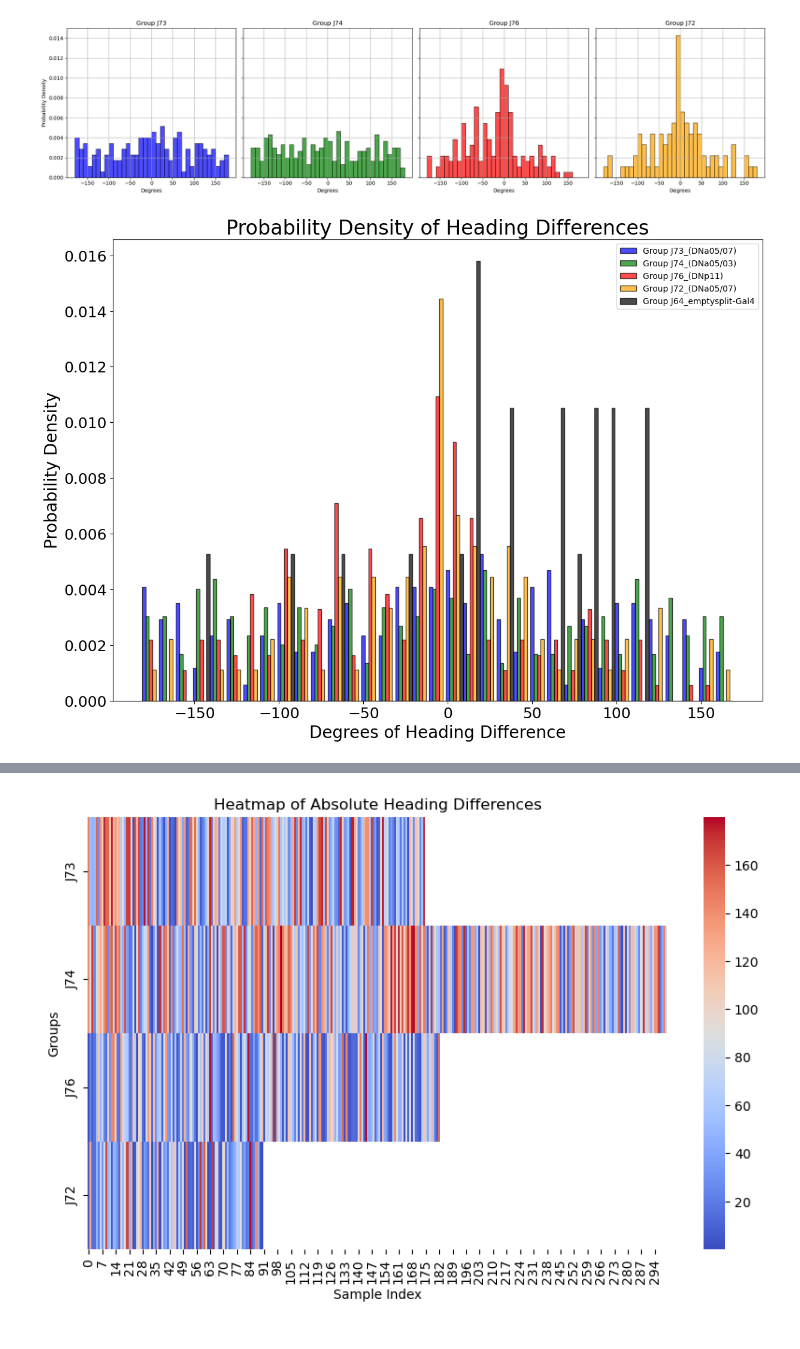
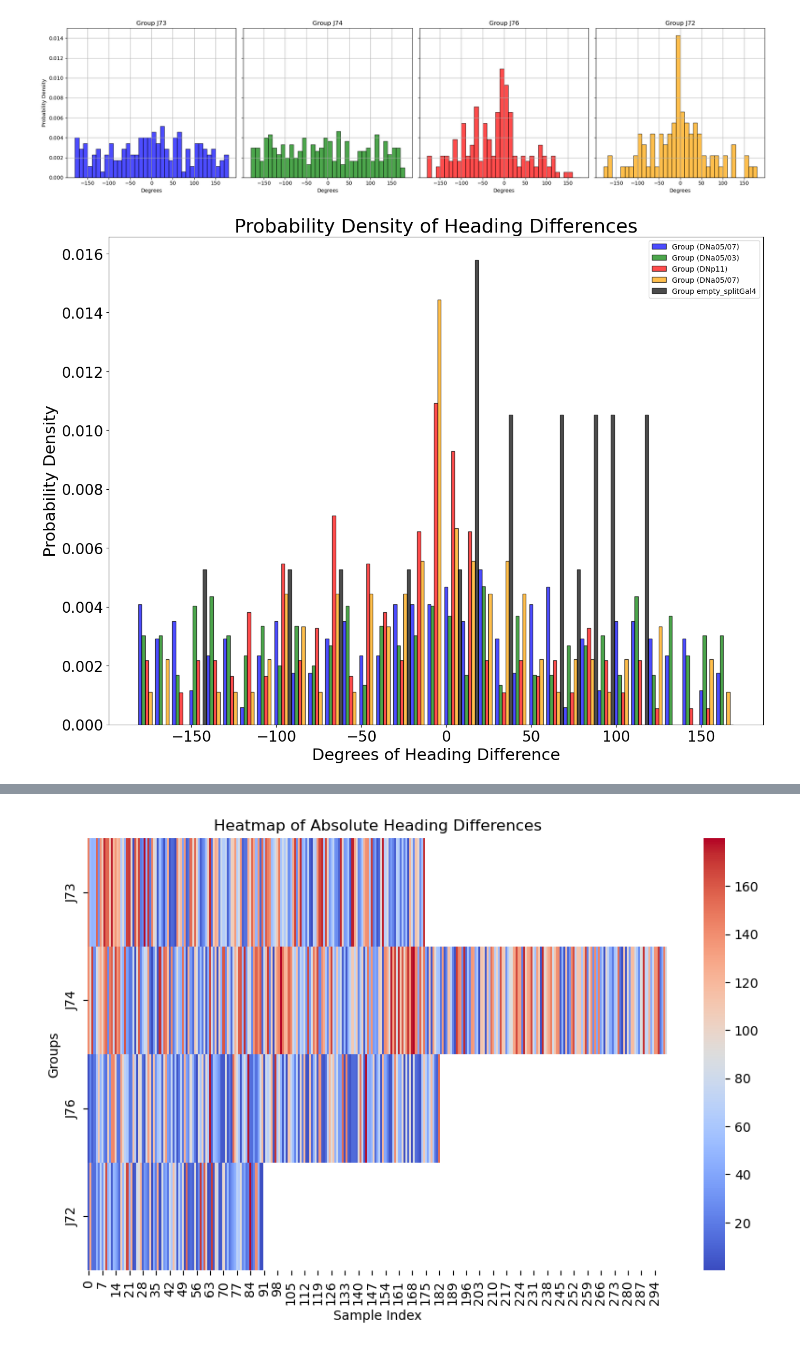
Before and after one commit to Shivammm123/FlyFlightBehavior, a Jupyter notebook: Free Flight Analysis Flies/Complete Analysis.ipynb, the cells around one changed output, grey strips where cells are left out. Cells and saved outputs as stored; diff of their text form; code cells hidden in the pictures.

```diff
--- a/Free Flight Analysis Flies/Complete Analysis.ipynb
+++ b/Free Flight Analysis Flies/Complete Analysis.ipynb
@@ -969,7 +1038,7 @@ plt.show()
 
 # Group the data together for easy iteration
 heading_diffs_groups = [heading_diffs_J73, heading_diffs_J74, heading_diffs_J76, heading_diffs_J72, heading_diffs7]
-group_names = ['J73_(DNa05/07)', 'J74_(DNa05/03)', 'J76_(DNp11)', 'J72_(DNa05/07)', 'J64_emptysplit-Gal4']
+group_names = ['(DNa05/07)', '(DNa05/03)', '(DNp11)', '(DNa05/07)', 'empty_splitGal4']
 colors = ['blue', 'green', 'red', 'orange', 'black']  # Define colors for each group
 
 
@@ -978,7 +1047,7 @@ for group, name, color in zip(heading_diffs_groups, group_names, colors):
     ax.plot(group, color=color, label= 'Experiment Index')  # Add label for the legend
 
 # Create a single figure
-plt.figure(figsize=(14, 10))
+plt.figure(figsize=(16, 12))
 
 bins = np.arange(-180, 180, 10)  # Bins from -180 to 180 degrees with a width of 10 degrees
 bin_width = 10  # Width for each bar
@@ -987,40 +1056,42 @@ bin_width = 10  # Width for each bar
 n_groups = len(heading_diffs_groups)
 
 # Create the plot with bars shifted slightly to the side for each group
 for i, (heading_diffs, name, color) in enumerate(zip(heading_diffs_groups, group_names, colors)):
     # Calculate the histogram and normalize to get the probability density
     hist, bin_edges = np.histogram(heading_diffs, bins=bins, density=True)
 
     # Calculate the bin centers
     bin_centers = (bin_edges[:-1] + bin_edges[1:]) / 2
 
     # Shift the bars slightly based on the group index 'i'
     offset = (i - n_groups/2) * bin_width / n_groups  # Shift to the left or right depending on index
     plt.bar(bin_centers + offset, hist, width=bin_width/n_groups, edgecolor='black', alpha=0.7, color=color, label=f'Group {name}')
 
 # Set the plot labels and title
-plt.xlabel('Degrees of Heading Difference', fontsize = 20)
-plt.ylabel('Probability Density', fontsize = 20)
-plt.title('Probability Density of Heading Differences', fontsize = 24)
+plt.xlabel('Degrees of Heading Difference', fontsize = 22)
+plt.ylabel('Probability Density', fontsize = 22)
+plt.title('Probability Density of Heading Differences', fontsize = 26)
 
-plt.xticks(fontsize=18)
-plt.yticks(fontsize=18)
+plt.xticks(fontsize=20)
+plt.yticks(fontsize=20)
 plt.grid(False)
 
-ax.legend(title="Experiment Index", fontsize = 18)
+ax.legend(title="Experiment Index", fontsize = 20)
 
 # Add a legend to differentiate the groups
+
+plt.legend(title="Experiment Index", fontsize=24, title_fontsize=26)  # Legend with custom font size
 plt.legend()
 
 # Add grid for clarity
 plt.grid(True)
 
 plt.grid(False)
 
 # Show the plot
 plt.show()
 # %% [output]
-[figure, old version]
+[figure, new version]
 # %%
 
 
```
Also changed, not shown: parts of 7 cells of this notebook, 2 other files.
